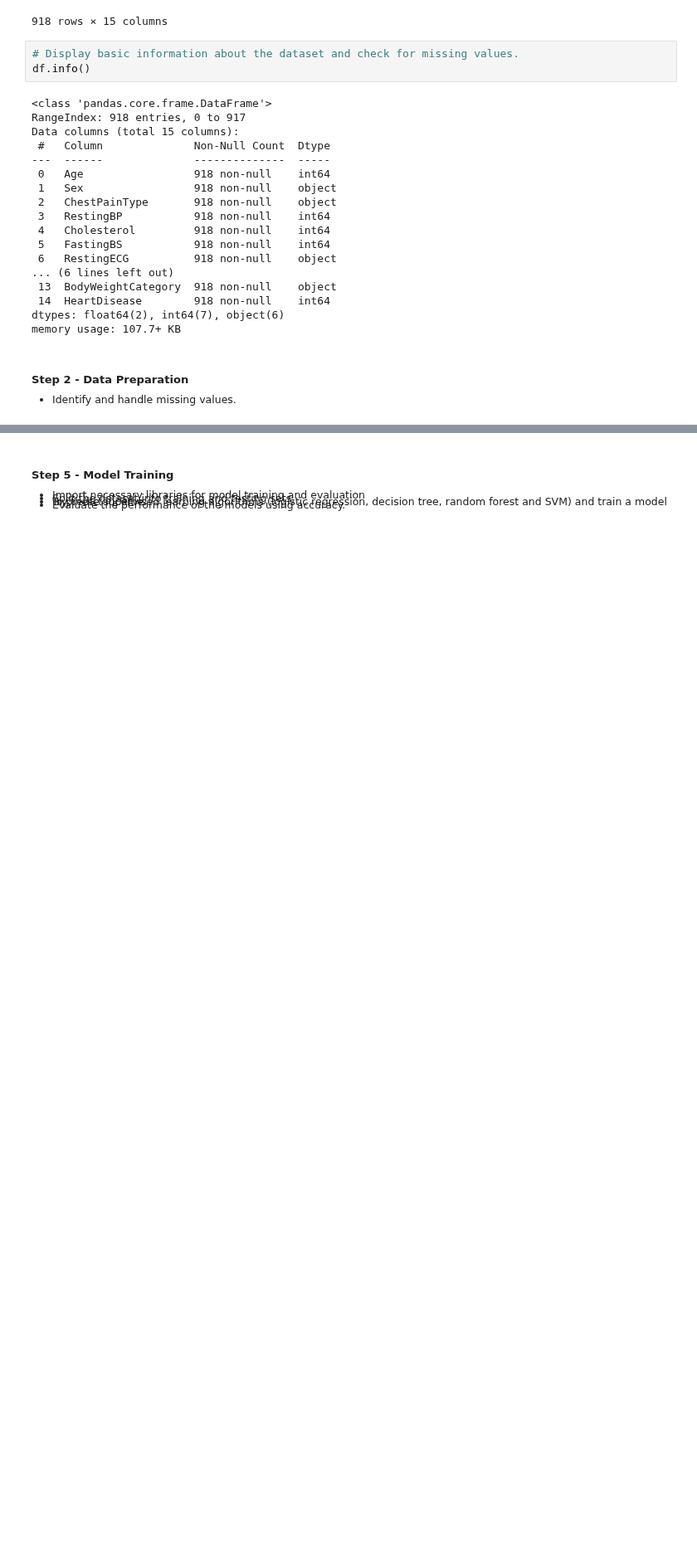
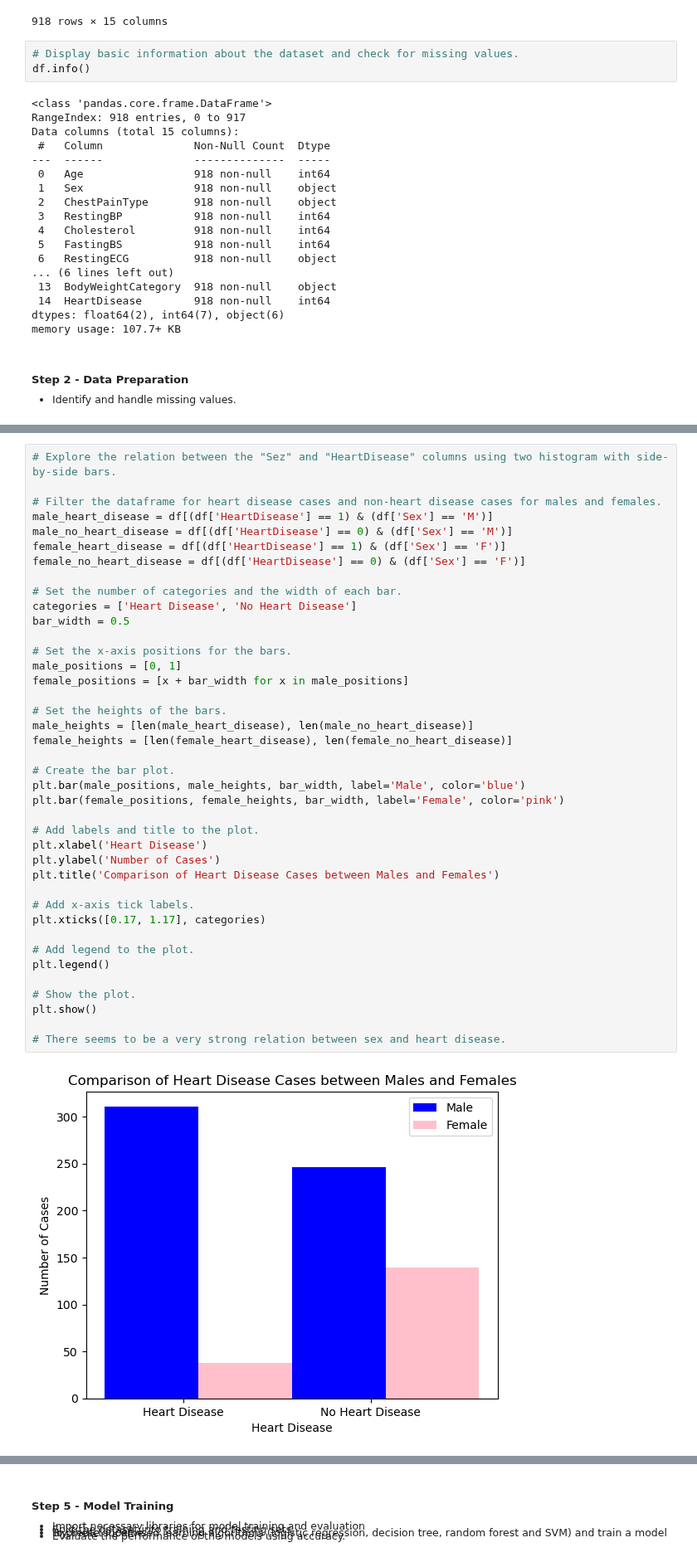
Before and after one commit to TJ-Abbing/Data-Science, a Jupyter notebook: OP-2/assignments/final/Final-assignment.ipynb, the cells around one changed output, grey strips where cells are left out. Shown at 83% size. Saved outputs shown, nothing was run; the diff lists cells and outputs as text; blank space fills up the shorter version.

```diff
--- a/OP-2/assignments/final/Final-assignment.ipynb
+++ b/OP-2/assignments/final/Final-assignment.ipynb
@@ -128,0 +279,42 @@ The number of patients with a cholesterol value of 0 is 14.
+# %%
+# Explore the relation between the "Sez" and "HeartDisease" columns using two histogram with side-by-side bars.
+
+# Filter the dataframe for heart disease cases and non-heart disease cases for males and females.
+male_heart_disease = df[(df['HeartDisease'] == 1) & (df['Sex'] == 'M')]
+male_no_heart_disease = df[(df['HeartDisease'] == 0) & (df['Sex'] == 'M')]
+female_heart_disease = df[(df['HeartDisease'] == 1) & (df['Sex'] == 'F')]
+female_no_heart_disease = df[(df['HeartDisease'] == 0) & (df['Sex'] == 'F')]
+
+# Set the number of categories and the width of each bar.
+categories = ['Heart Disease', 'No Heart Disease']
+bar_width = 0.5
+
+# Set the x-axis positions for the bars.
+male_positions = [0, 1]
+female_positions = [x + bar_width for x in male_positions]
+
+# Set the heights of the bars.
+male_heights = [len(male_heart_disease), len(male_no_heart_disease)]
+female_heights = [len(female_heart_disease), len(female_no_heart_disease)]
+
+# Create the bar plot.
+plt.bar(male_positions, male_heights, bar_width, label='Male', color='blue')
+plt.bar(female_positions, female_heights, bar_width, label='Female', color='pink')
+
+# Add labels and title to the plot.
+plt.xlabel('Heart Disease')
+plt.ylabel('Number of Cases')
+plt.title('Comparison of Heart Disease Cases between Males and Females')
+
+# Add x-axis tick labels.
+plt.xticks([0.17, 1.17], categories)
+
+# Add legend to the plot.
+plt.legend()
+
+# Show the plot.
+plt.show()
+
+# There seems to be a very strong relation between sex and heart disease.
+# %% [output]
+[figure, added]
```
Also changed, not shown: parts of 20 cells of this notebook.
